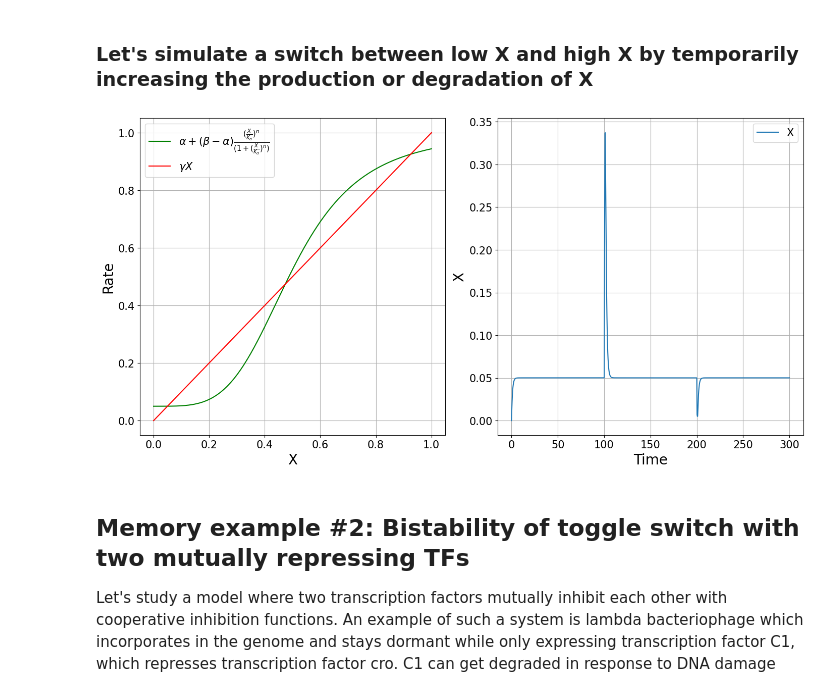
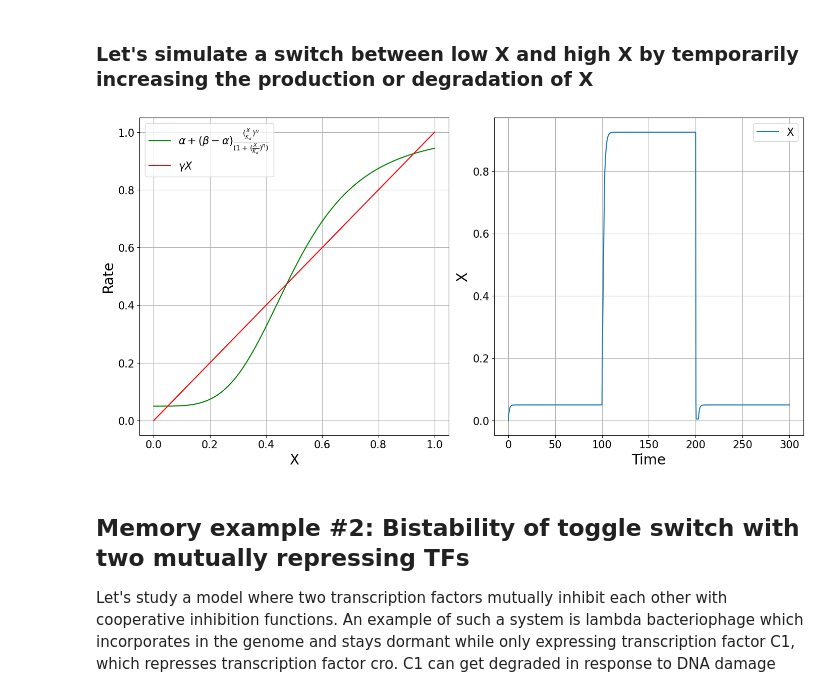
Before and after one commit to IB120-201-CCB210/Spring2025, a Jupyter notebook: Titov_Jupyter_Notebooks/Lecture_6_TFs_with_memory.ipynb, the cells around one changed output. Cells and saved outputs as stored; diff of their text form; code cells hidden in the pictures.

```diff
--- a/Titov_Jupyter_Notebooks/Lecture_6_TFs_with_memory.ipynb
+++ b/Titov_Jupyter_Notebooks/Lecture_6_TFs_with_memory.ipynb
@@ -242,7 +242,7 @@ Based on graphs above you can see that as long production curve starts above deg
 γ = 1.0  # degradation rate constant of X
 Kd = 0.5  # binding constant of X to its own promoter
 n = 4
-perturbation_period = 1
+perturbation_period = 3
 
 
 def Positive_Autoregulation(t, y):
@@ -267,34 +267,34 @@ soln = solve_ivp(
     initial_condition,
     t_eval=np.linspace(0, tspan[1], 1000),
     method="LSODA",
     max_step=0.1,
 )
 X_range = np.linspace(0, 1, 1000)
 fig, axs = plt.subplots(
     nrows=1, ncols=2, figsize=(14, 7), dpi=100, constrained_layout=True
 )
 axs[0].plot(
     X_range,
     α + (β-α) * ((X_range / Kd) ** n / (1 + (X_range / Kd) ** n)),
     label=r"$\alpha + (β-α) \frac{(\frac{X}{K_d})^n}{(1 + (\frac{X}{K_d})^n)}$",
     c="green"
 )
 axs[0].plot(X_range, γ * X_range, label=r"$\gamma X$", c="red")
 axs[0].set_xlabel("X", fontsize=20)
 axs[0].set_ylabel("Rate", fontsize=20)
 
 axs[1].plot(soln.t, soln.y[0], label="X")
 axs[1].set_xlabel("Time", fontsize=20)
 axs[1].set_ylabel("X", fontsize=20)
 
 for ax in axs:
     ax.tick_params(labelsize=15)
     # ax.set_xlim(0,1)
     # ax.set_ylim(0,1)
     ax.grid()
     ax.legend(fontsize=15)
 # %% [output]
-[figure, old version]
+[figure, new version]
 # %% [markdown]
 ## Memory example #2: Bistability of toggle switch with two mutually repressing TFs
 
```
Also changed, not shown: parts of 1 cell of this notebook, 1 other file.
